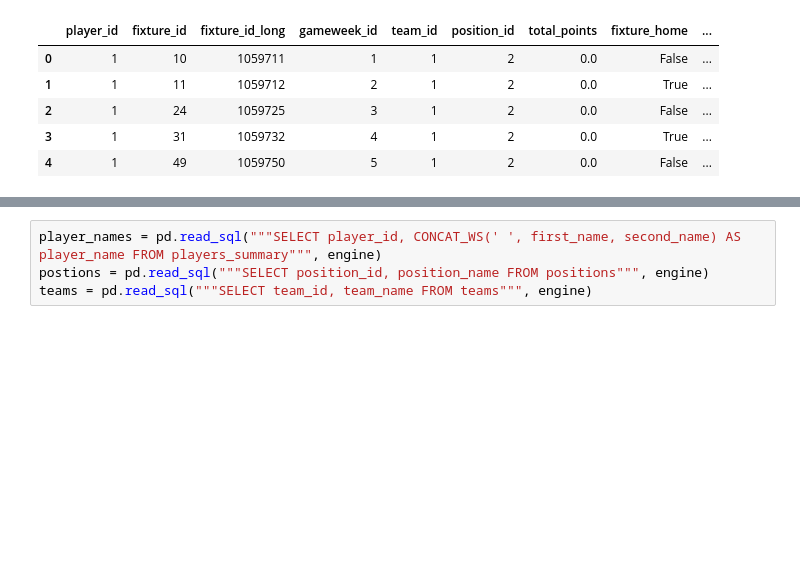
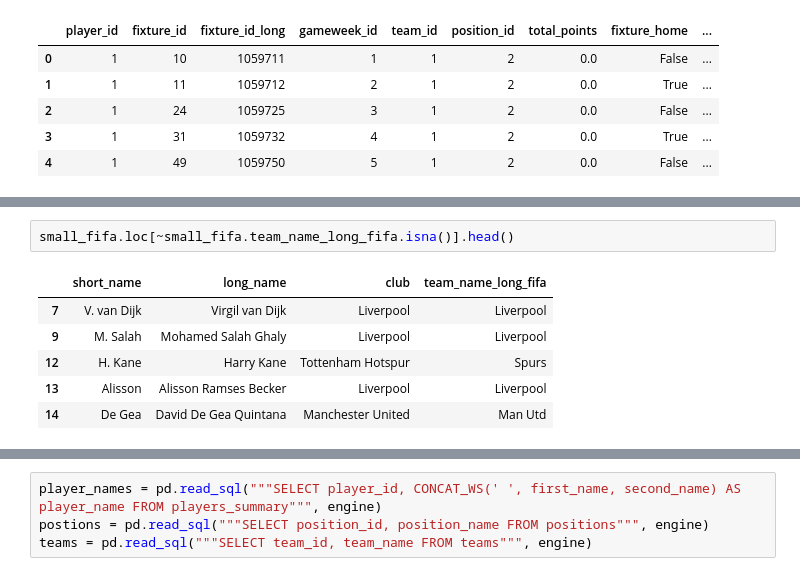
Before and after one commit to Hazzais/fantasy_premier_league, a Jupyter notebook: modelling/exploratory_analysis_and_feature_engineering.ipynb, the cells around one changed output, grey strips where cells are left out. Cells and saved outputs as stored; diff of their text form; blank space fills up the shorter version.

```diff
--- a/modelling/exploratory_analysis_and_feature_engineering.ipynb
+++ b/modelling/exploratory_analysis_and_feature_engineering.ipynb
@@ -612,0 +726,9 @@ First, to help understand the data, I will temporarily collect the players' name
+# %%
+small_fifa.loc[~small_fifa.team_name_long_fifa.isna()].head()
+# %% [output]
+|  | short_name | long_name | club | team_name_long_fifa |
+| 7 | V. van Dijk | Virgil van Dijk | Liverpool | Liverpool |
+| 9 | M. Salah | Mohamed Salah Ghaly | Liverpool | Liverpool |
+| 12 | H. Kane | Harry Kane | Tottenham Hotspur | Spurs |
+| 13 | Alisson | Alisson Ramses Becker | Liverpool | Liverpool |
+| 14 | De Gea | David De Gea Quintana | Manchester United | Man Utd |
```
Also changed, not shown: parts of 14 cells of this notebook.
